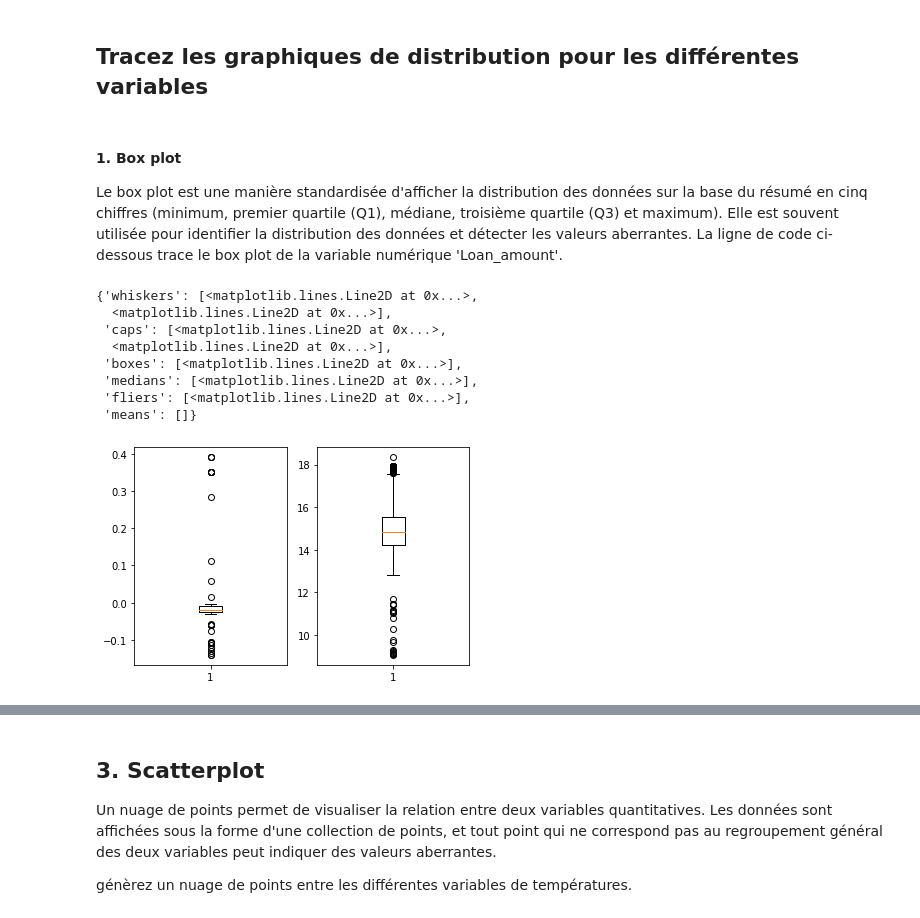
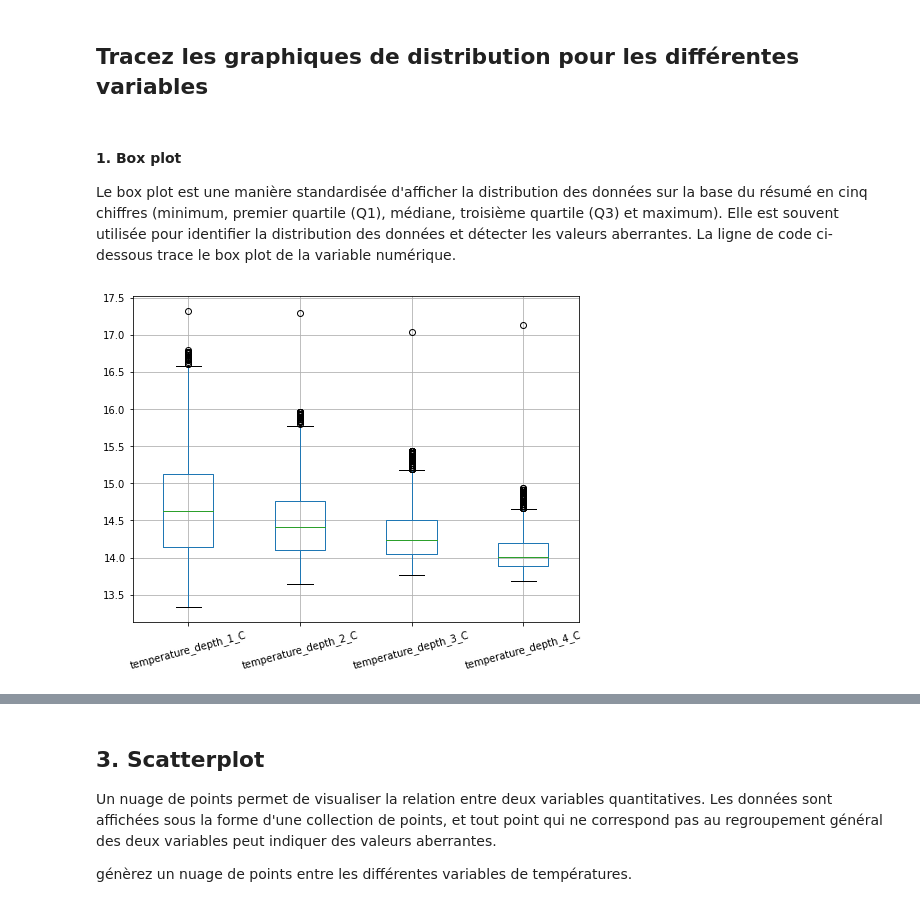
Before and after one commit to agnes-riviere/MOLONARI_1D_RESOURCES, a Jupyter notebook: Students/Felix-Camilo/data-cleaning-Chengfeng(Felix),Camilo_new.ipynb, the cells around one changed output, grey strips where cells are left out. Saved outputs shown, nothing was run; the diff lists cells and outputs as text; code cells hidden in the pictures.

```diff
--- a/Students/Felix-Camilo/data-cleaning-Chengfeng(Felix),Camilo_new.ipynb
+++ b/Students/Felix-Camilo/data-cleaning-Chengfeng(Felix),Camilo_new.ipynb
@@ -208,18 +259,10 @@ Nous allons commencer le processus de recherche des valeurs aberrantes en exécu
 # %% [markdown]
 #### 1. Box plot
 
-Le box plot est une manière standardisée d'afficher la distribution des données sur la base du résumé en cinq chiffres (minimum, premier quartile (Q1), médiane, troisième quartile (Q3) et maximum). Elle est souvent utilisée pour identifier la distribution des données et détecter les valeurs aberrantes. La ligne de code ci-dessous trace le box plot de la variable numérique 'Loan_amount'.
+Le box plot est une manière standardisée d'afficher la distribution des données sur la base du résumé en cinq chiffres (minimum, premier quartile (Q1), médiane, troisième quartile (Q3) et maximum). Elle est souvent utilisée pour identifier la distribution des données et détecter les valeurs aberrantes. La ligne de code ci-dessous trace le box plot de la variable numérique.
-# %%
-fig, axs = plt.subplots(1,2)
-axs[0].boxplot(capteur_riviere["charge_m"])
-axs[1].boxplot(capteur_riviere["temperature_stream_C"])
-# %% [output]
-{'whiskers': [<matplotlib.lines.Line2D at 0x...>,
-  <matplotlib.lines.Line2D at 0x...>],
- 'caps': [<matplotlib.lines.Line2D at 0x...>,
-  <matplotlib.lines.Line2D at 0x...>],
- 'boxes': [<matplotlib.lines.Line2D at 0x...>],
- 'medians': [<matplotlib.lines.Line2D at 0x...>],
- 'fliers': [<matplotlib.lines.Line2D at 0x...>],
- 'means': []}
-[figure, removed]
+# %%
+capteur_ZH.boxplot(figsize=(8,6),column = ["temperature_depth_1_C","temperature_depth_2_C","temperature_depth_3_C","temperature_depth_4_C"])
+plt.xticks(rotation=15)
+plt.show()
+# %% [output]
+[figure, added]
```
Also changed, not shown: parts of 59 cells of this notebook.
